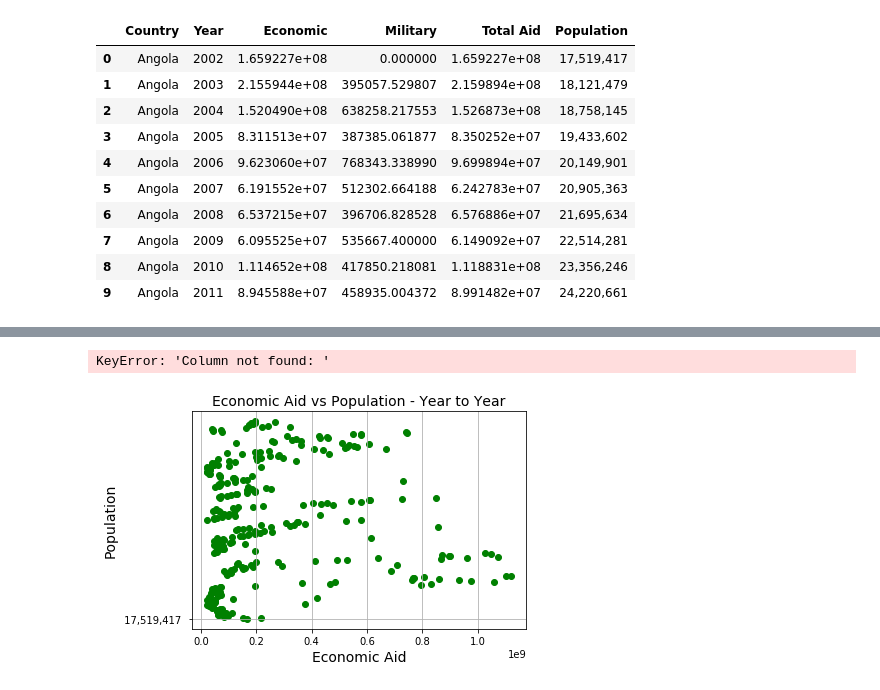
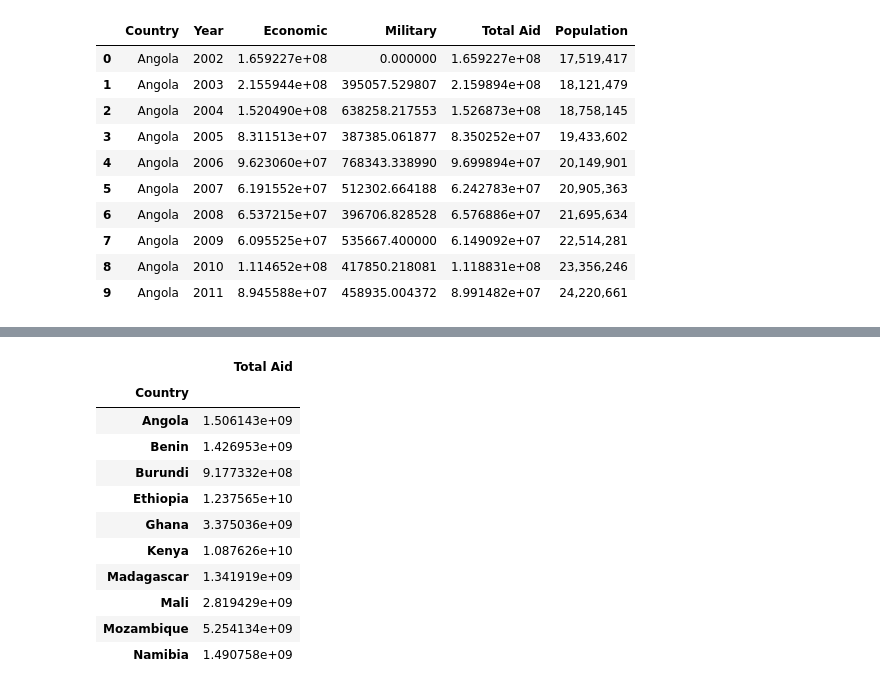
Before and after one commit to juliasweet/Project_1, a Jupyter notebook: Total_Aid_vs_Population.ipynb, the cells around one changed output, grey strips where cells are left out. Cells and saved outputs as stored; diff of their text form; code cells hidden in the pictures.

```diff
--- a/Total_Aid_vs_Population.ipynb
+++ b/Total_Aid_vs_Population.ipynb
@@ -127,3 +127,7 @@ Combined_Aid_df_Pop_df.head(10)
 | 7 | Angola | 2009 | 6.095525e+07 | 535667.400000 | 6.149092e+07 | 22,514,281 |
 | 8 | Angola | 2010 | 1.114652e+08 | 417850.218081 | 1.118831e+08 | 23,356,246 |
 | 9 | Angola | 2011 | 8.945588e+07 | 458935.004372 | 8.991482e+07 | 24,220,661 |
+# %%
+# Rename Grand Total for Total Aid
+Combined = Combined_data.rename(index=str, columns={"Grand Total": "Total Aid"})
+Combined.head(10)
@@ -130,3 +146,20 @@ Combined_Aid_df_Pop_df.head(10)
 # %%
 #print the combined table into a csv file
-Combined_Aid_df_Pop_df.to_csv(r'outcomes/Aid_df_Pop_df_data.csv')
+#Combined_Aid_df_Pop_df.to_csv(r'outcomes/Aid_df_Pop_df_data.csv')
+
+#grouping by country to find out which countries recieved more and less aid
+Combined_df = Combined.groupby('Country')[['Total Aid', 'Population']].sum()
+Combined_df.head(10)
+# %% [output]
+|  | Total Aid |
+| Country |  |
+| Angola | 1.506143e+09 |
+| Benin | 1.426953e+09 |
+| Burundi | 9.177332e+08 |
+| Ethiopia | 1.237565e+10 |
+| Ghana | 3.375036e+09 |
+| Kenya | 1.087626e+10 |
+| Madagascar | 1.341919e+09 |
+| Mali | 2.819429e+09 |
+| Mozambique | 5.254134e+09 |
+| Namibia | 1.490758e+09 |
@@ -158,15 +165,0 @@ Angola= Combined_Aid_df_Pop_df[(Combined_Aid_df_Pop_df["Country"] == "Angola")].
-# %%
-plt.scatter(Combined_Aid_df_Pop_df['Economoic'], Angola[''], color='green')
-# %% [output]
-KeyError: 'Column not found: '
-# %%
-#Scatter Economic vs Population for Year on Year
-plt.scatter(Combined_Aid_df_Pop_df['Economic'], Combined_Aid_df_Pop_df['Population'], color='green')
-plt.title('Economic Aid vs Population - Year to Year', fontsize=14)
-plt.xlabel('Economic Aid', fontsize=14)
-plt.ylabel('Population', fontsize=14)
-plt.yticks(np.arange(1000000, step=1000000))
-plt.grid(True)
-plt.show()
-# %% [output]
-[figure, removed]
```
Also changed, not shown: parts of 11 cells of this notebook, 1 other file.
